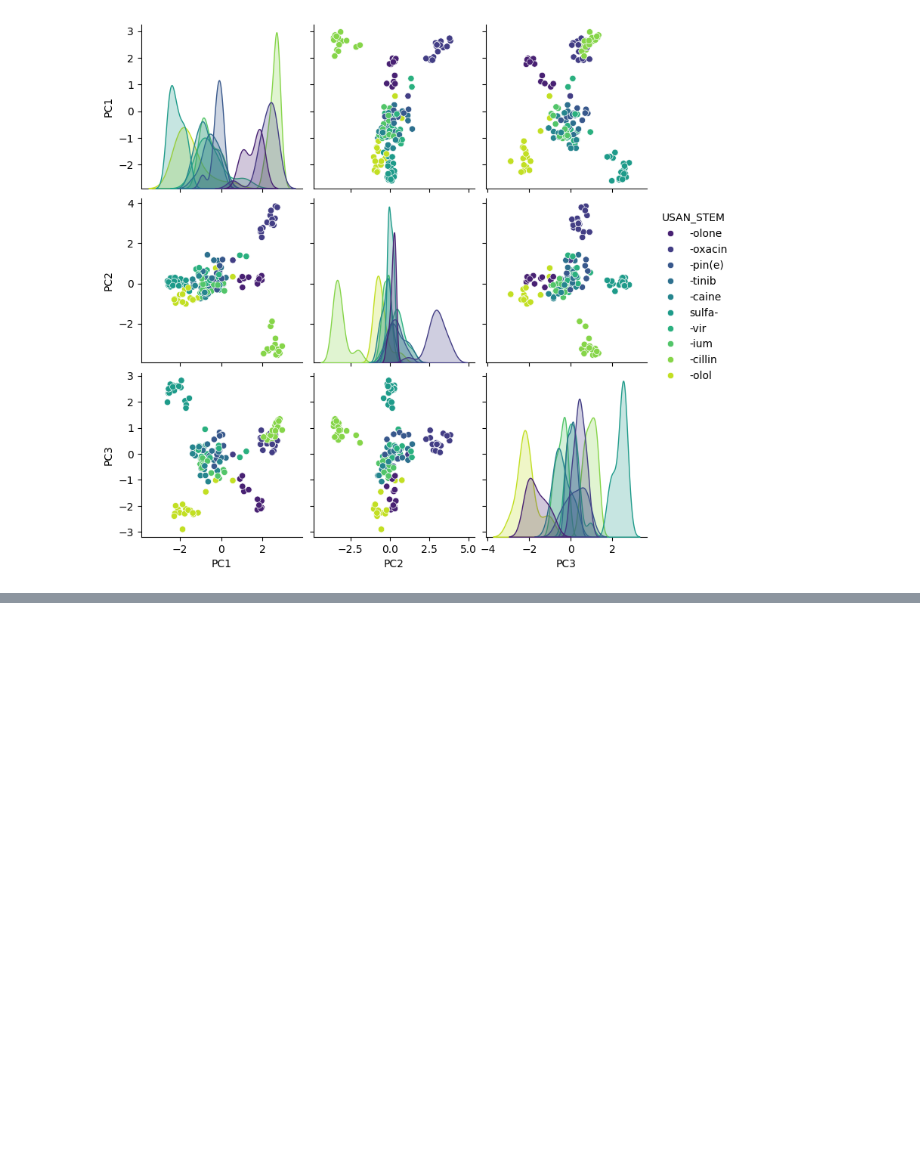
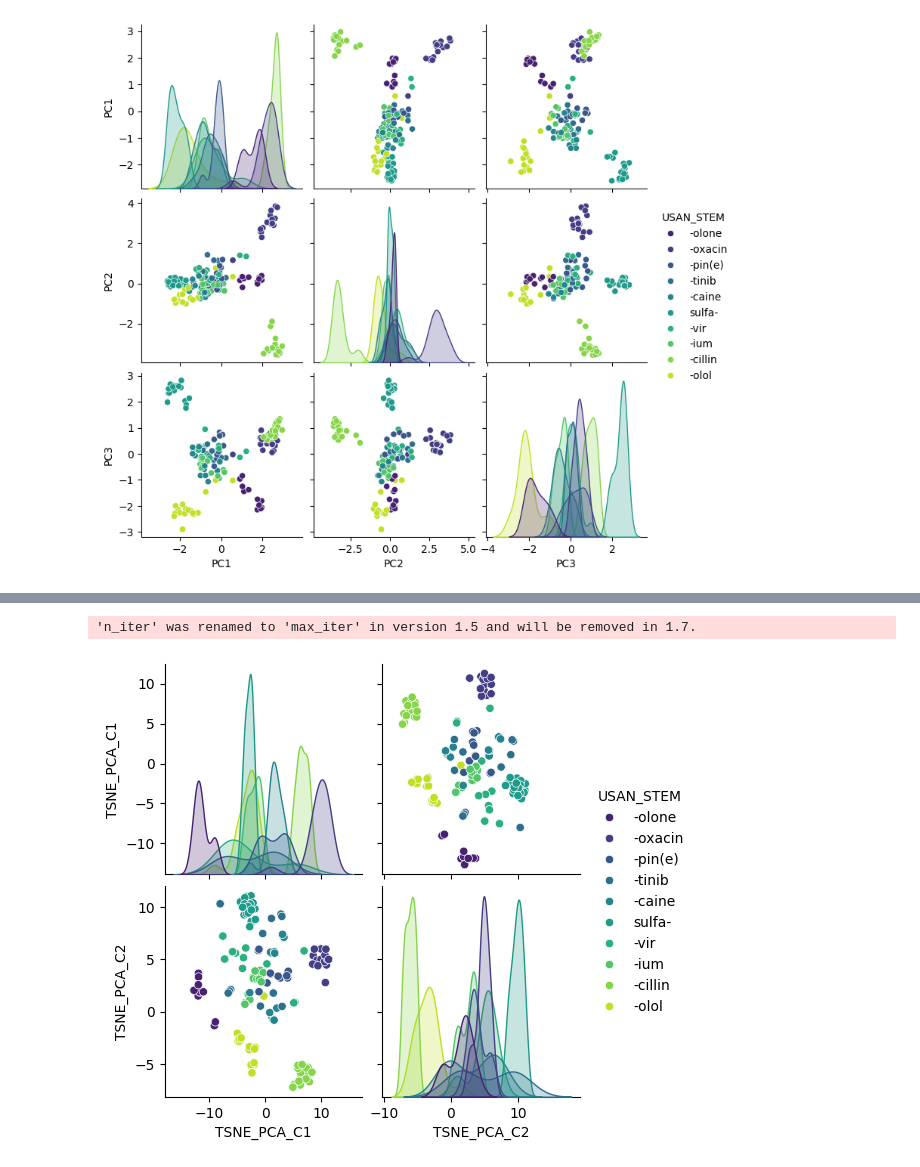
Before and after one commit to Areej17-eng/9th_workshop_ml_for_molecules, a Jupyter notebook: Thursday/Day4_dimensionality_reduction_notebook.ipynb, the cells around one changed output, grey strips where cells are left out. Saved outputs shown, nothing was run; the diff lists cells and outputs as text; code cells hidden in the pictures; blank space fills up the shorter version.

```diff
--- a/Thursday/Day4_dimensionality_reduction_notebook.ipynb
+++ b/Thursday/Day4_dimensionality_reduction_notebook.ipynb
@@ -315,0 +398,13 @@ sns.pairplot(df_small, hue='USAN_STEM', vars=['PC1', 'PC2', 'PC3'], palette='vir
+# %%
+pca_model = PCA(n_components=30, random_state=0) # this is used to denoise the data with only the top 30 PCs
+tsne_model = TSNE(n_components=2, random_state=0, perplexity=30, n_iter=5000)
+tsne_pca_drugs = tsne_model.fit_transform(pca_model.fit_transform(X)) # then t-SNE operates on 30D dataset instead of 1024D fingerprint
+
+df_small['TSNE_PCA_C1'] = tsne_pca_drugs.T[0]
+df_small['TSNE_PCA_C2'] = tsne_pca_drugs.T[1]
+# %% [output]
+'n_iter' was renamed to 'max_iter' in version 1.5 and will be removed in 1.7.
+# %%
+sns.pairplot(df_small, hue='USAN_STEM', vars=['TSNE_PCA_C1', 'TSNE_PCA_C2'], palette='viridis');
+# %% [output]
+[figure, added]
```
Also changed, not shown: parts of 42 cells of this notebook.
